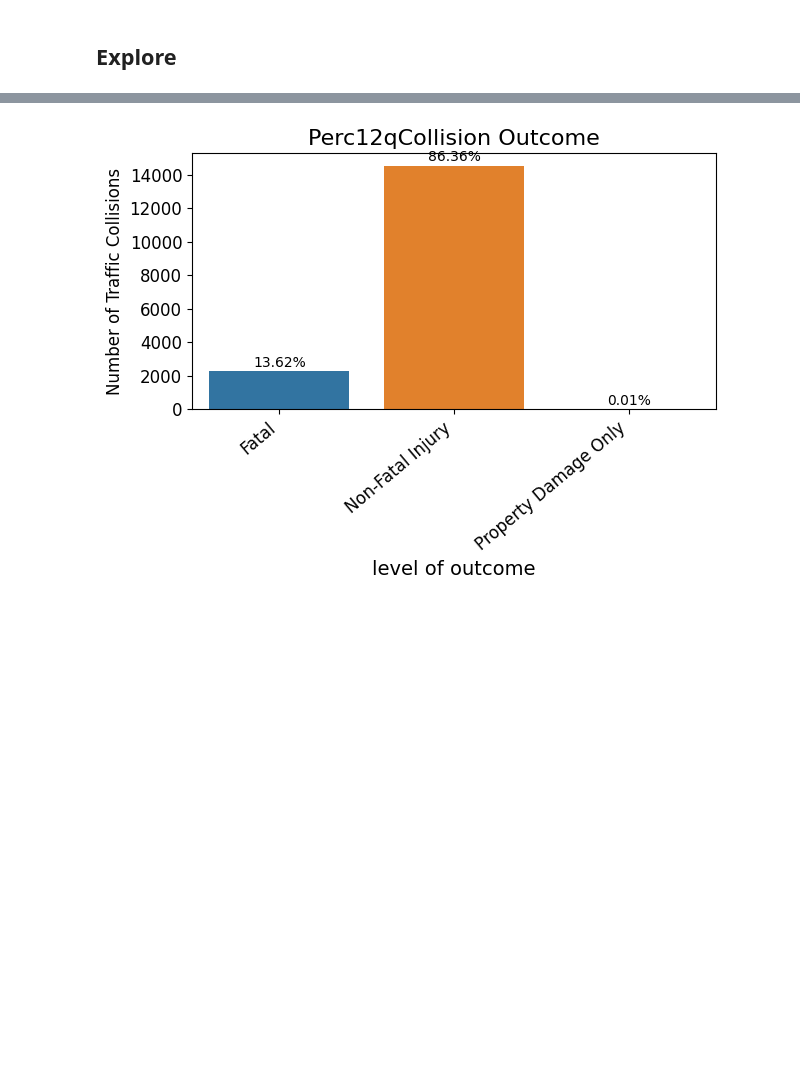
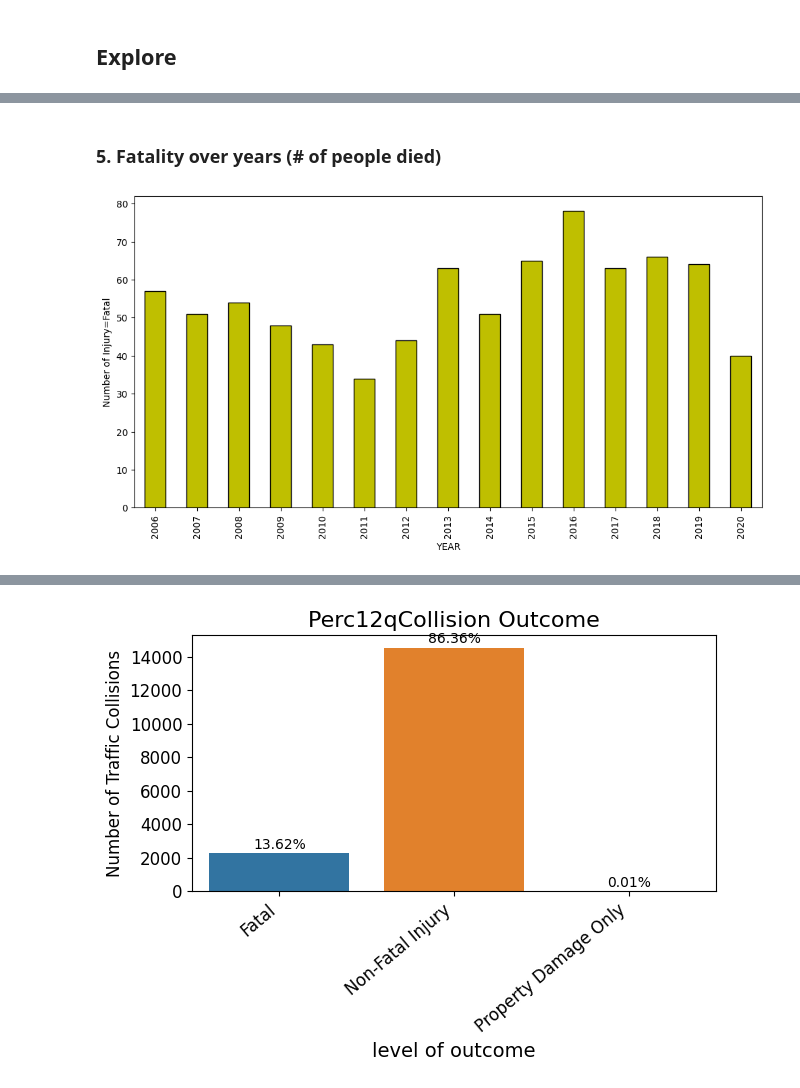
Before and after one commit to KingSolDot/Traffic_Collision_Outcome_Prediciton, a Jupyter notebook: traffic_collision_outcome_prediction.ipynb, the cells around one changed output, grey strips where cells are left out. Drawn from its saved outputs; the diff is of its cells as text; code cells hidden in the pictures; blank space fills up the shorter version.

```diff
--- a/traffic_collision_outcome_prediction.ipynb
+++ b/traffic_collision_outcome_prediction.ipynb
@@ -99,0 +162,15 @@ df.head().transpose()
+# %% [markdown]
+### 5. Fatality over years (# of people died)
+# %%
+#Lets look at Fatality over years (# of people died)
+Fatality = df[df['INJURY'] =='Fatal']
+Fatality = Fatality.groupby(df['YEAR']).count()
+plt.figure(figsize=(12,6))
+
+
+plt.ylabel('Number of Injury=Fatal')
+Fatality['INJURY'].plot(kind='bar',color="y" , edgecolor='black')
+
+plt.show()
+# %% [output]
+[figure, added]
```
Also changed, not shown: parts of 24 cells of this notebook.
